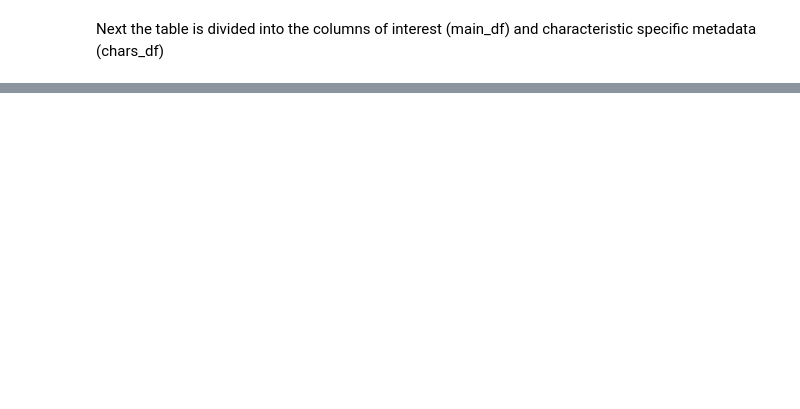
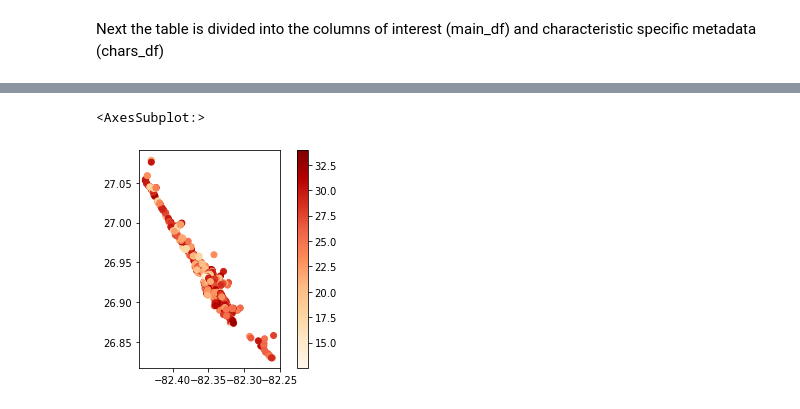
Before and after one commit to USEPA/harmonize-wq, a Jupyter notebook: demos/Harmonize_GOM.ipynb, the cells around one changed output, grey strips where cells are left out. Saved outputs shown, nothing was run; the diff lists cells and outputs as text; code cells hidden in the pictures; blank space fills up the shorter version.

```diff
--- a/demos/Harmonize_GOM.ipynb
+++ b/demos/Harmonize_GOM.ipynb
@@ -30,3 +35,5 @@ aoi_gdf_all.plot()
+# %%
+i = 2  #Index for the estuary to retrieve
 # %%
 # Print reformated estuary name
 estuary_name = aoi_gdf_all.iloc[i]['EDACDA_NM']
@@ -66,9 +76,7 @@ query = {'characteristicName': ['Phosphorus',
                                 'Escherichia coli']}
 query['bBox'] = bBox
 # %%
-# Query stations (can be slow)
+# Query stations and harmonize
 stations, site_md = wqp.what_sites(**query)
+stations_gdf = location.harmonize_locations(stations)
-# %%
-# Harmonize location datums to 4326
-stations_gdf = harmonize.harmonize_locations(stations, outEPSG=4326)
 # %%
@@ -100,5 +126,5 @@ The harmonize_all() function identifies the characteristics present and uses pre
 # Harmonize all
 # Note that errors='skip' or 'ignore' will be needed to supress errors in dimensionality in some cases
 # such errors occur when a unit can not be converted to the desired unit (e.g., degC to m)
-df = harmonize.harmonize_all(df)
+df = harmonize.harmonize_all(df, errors='ignore')
 df
@@ -215,0 +482,7 @@ results_gdf.plot(column='Temperature', cmap='OrRd')
+# %%
+# Map average results at each station
+gdf_avg = visualize.map_measure(main_df, stations_clipped, 'Temperature')
+gdf_avg.plot(column='mean', cmap='OrRd', legend=True)
+# %% [output]
+<AxesSubplot:>
+[figure, added]
```
Also changed, not shown: parts of 45 cells of this notebook.
